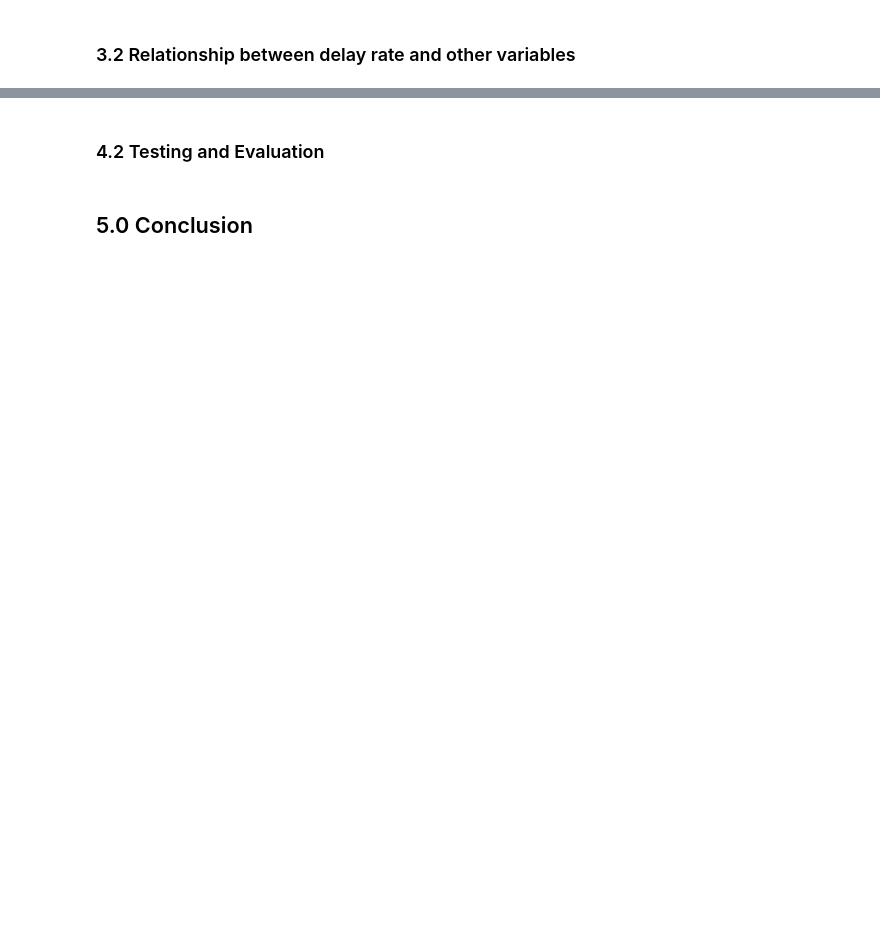
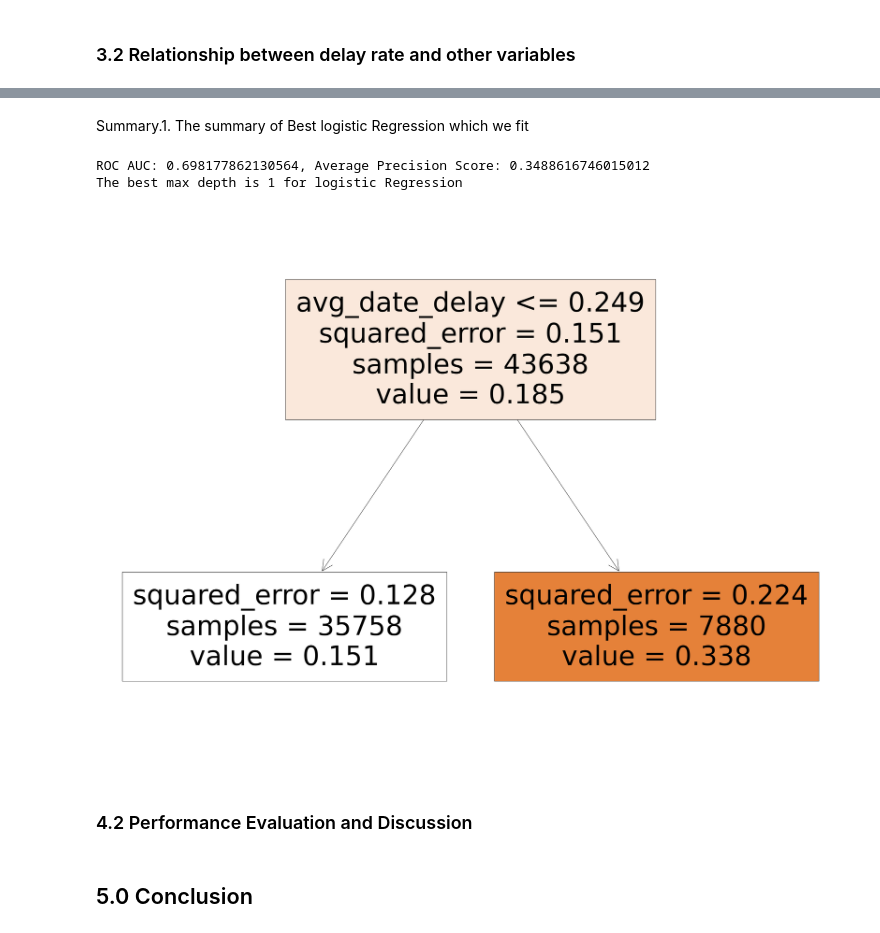
Before and after one commit to jojo-1998/Challenge-Data-Scientist---Wen-Li, a Jupyter notebook: solution.ipynb, the cells around one changed output, grey strips where cells are left out. Saved outputs shown, nothing was run; the diff lists cells and outputs as text; code cells hidden in the pictures; blank space fills up the shorter version.

```diff
--- a/solution.ipynb
+++ b/solution.ipynb
@@ -443,0 +512,12 @@ print(tabulate(type_df, headers = 'keys', tablefmt = 'psql'))
+# %%
+### Make Month Dummies
+df_month = pd.get_dummies(model_df["MES"], prefix="month")
+model_df = pd.concat((model_df, df_month), axis=1)
+
+### Make Type of Flight Dummies
+df_flight = pd.get_dummies(model_df["TIPOVUELO"], prefix="type", drop_first=True)
+model_df = pd.concat((model_df, df_flight), axis=1)
+
+### Make Day of the week Dummies
+df_day = pd.get_dummies(model_df["DIANOM"], prefix="day", drop_first=True)
+model_df = pd.concat((model_df, df_day), axis=1)
@@ -443,0 +604,33 @@ print(tabulate(type_df, headers = 'keys', tablefmt = 'psql'))
+# %% [markdown]
+Summary.1. The summary of Best logistic Regression which we fit
+# %%
+## 4.1.4 Model2: Decision Tree
+### 4.1.4.1 Split Training and testing
+X_train, X_test, y_train, y_test = train_test_split(X, y, test_size=0.2, random_state=123)
+X_train, X_val, y_train, y_val = train_test_split(X_train, y_train, test_size=0.2, random_state=123)
+
+### 4.1.4.2 Train the model
+max_roc = 0
+max_precision = 0
+best_k = None
+for k in [1, 2, 3, 5, 8, 10]:
+    sqft_tree = tree.DecisionTreeRegressor(max_depth=5).fit(X_train,y_train)
+    y_pred = sqft_tree.predict(X_val)
+    precision = average_precision_score(y_val, y_pred)
+    roc = roc_auc_score(y_val, y_pred)
+    if precision + roc > max_roc + max_precision:
+        best_k = k
+        max_roc = roc
+        max_precision = precision
+### 4.1.4.3 Best Performance on Validation Set
+print("ROC AUC: {}, Average Precision Score: {}".format(max_roc, max_precision))
+print("The best max depth is {} for logistic Regression".format(best_k))
+# %% [output]
+ROC AUC: 0.698177862130564, Average Precision Score: 0.3488616746015012
+The best max depth is 1 for logistic Regression
+# %%
+sqft_tree = tree.DecisionTreeRegressor(max_depth=best_k).fit(X_train,y_train)
+sqrf_fig = plt.figure(figsize=(40,30))
+sqrf_fig = tree.plot_tree(sqft_tree, feature_names=X_train.columns, filled=True)
+# %% [output]
+[figure, added]
@@ -444,2 +674,2 @@ print(tabulate(type_df, headers = 'keys', tablefmt = 'psql'))
 # %% [markdown]
-### 4.2 Testing and Evaluation
+### 4.2 Performance Evaluation and Discussion
```
Also changed, not shown: parts of 31 cells of this notebook.
